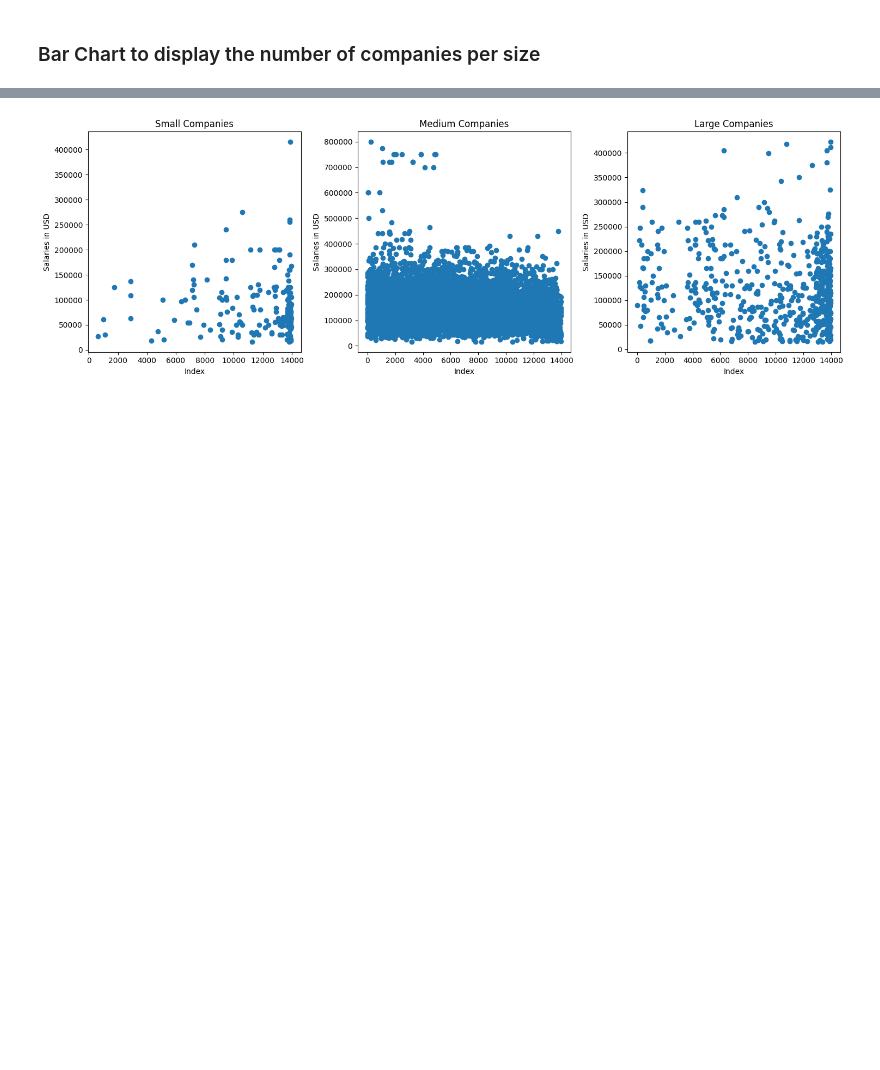
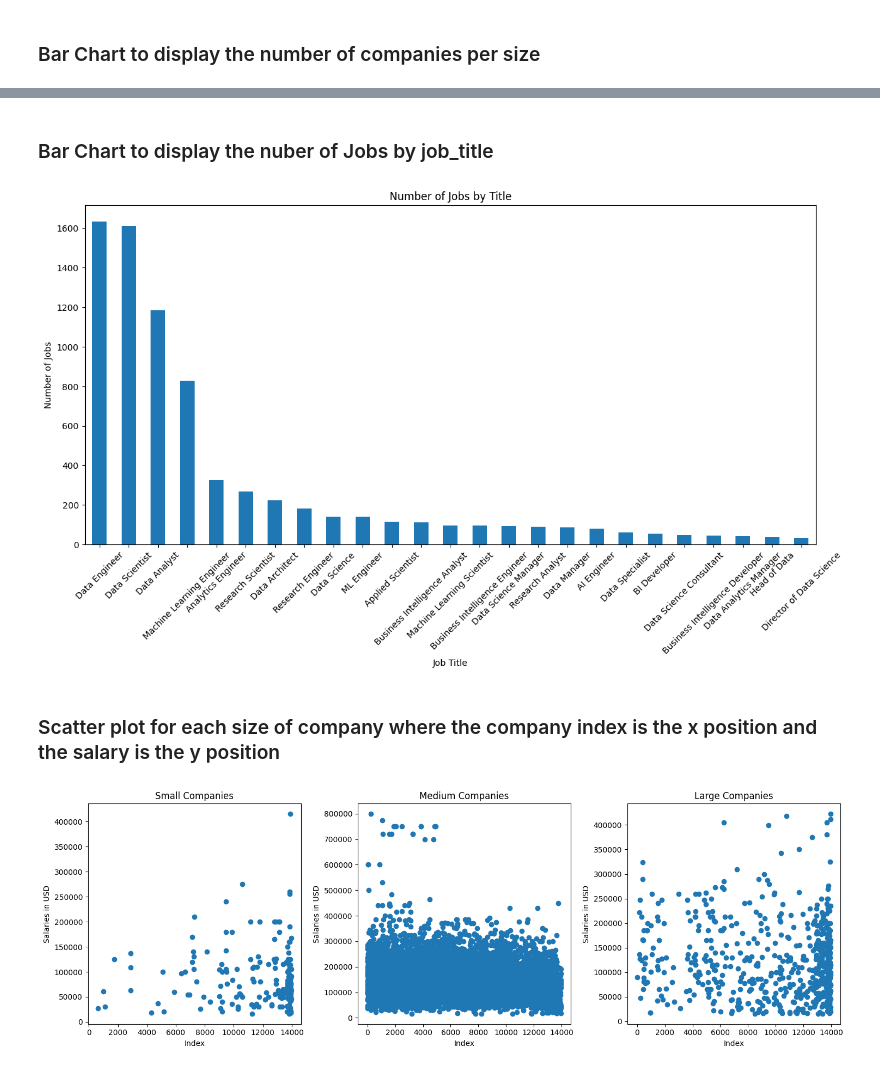
Before and after one commit to Jakenn09/DataScienceKaggle, a Jupyter notebook: 1_JobsKaggle/data_jobs.ipynb, the cells around one changed output, grey strips where cells are left out. Drawn from its saved outputs; the diff is of its cells as text; code cells hidden in the pictures; blank space fills up the shorter version.

```diff
--- a/1_JobsKaggle/data_jobs.ipynb
+++ b/1_JobsKaggle/data_jobs.ipynb
@@ -106,3 +110,23 @@ No artists with labels found to put in legend.  Note that artists whose label st
+# %% [markdown]
+### Bar Chart to display the nuber of Jobs by job_title
+# %%
+job_counts = df['job_title'].value_counts()
+
+top_25_jobs = job_counts.nlargest(25)
+
+plt.figure(figsize=(15, 7))
+
+top_25_jobs.plot(kind='bar',  )
+plt.title("Number of Jobs by Title")
+plt.xlabel("Job Title")
+plt.ylabel("Number of Jobs")
+plt.xticks(rotation=45)
+
+plt.show()
+# %% [output]
+[figure, added]
+# %% [markdown]
+### Scatter plot for each size of company where the company index is the x position and the salary is the y position
 # %%
 
 plt.figure(figsize=(15,5))  # creating scatter plot
```
Also changed, not shown: parts of 4 cells of this notebook.
